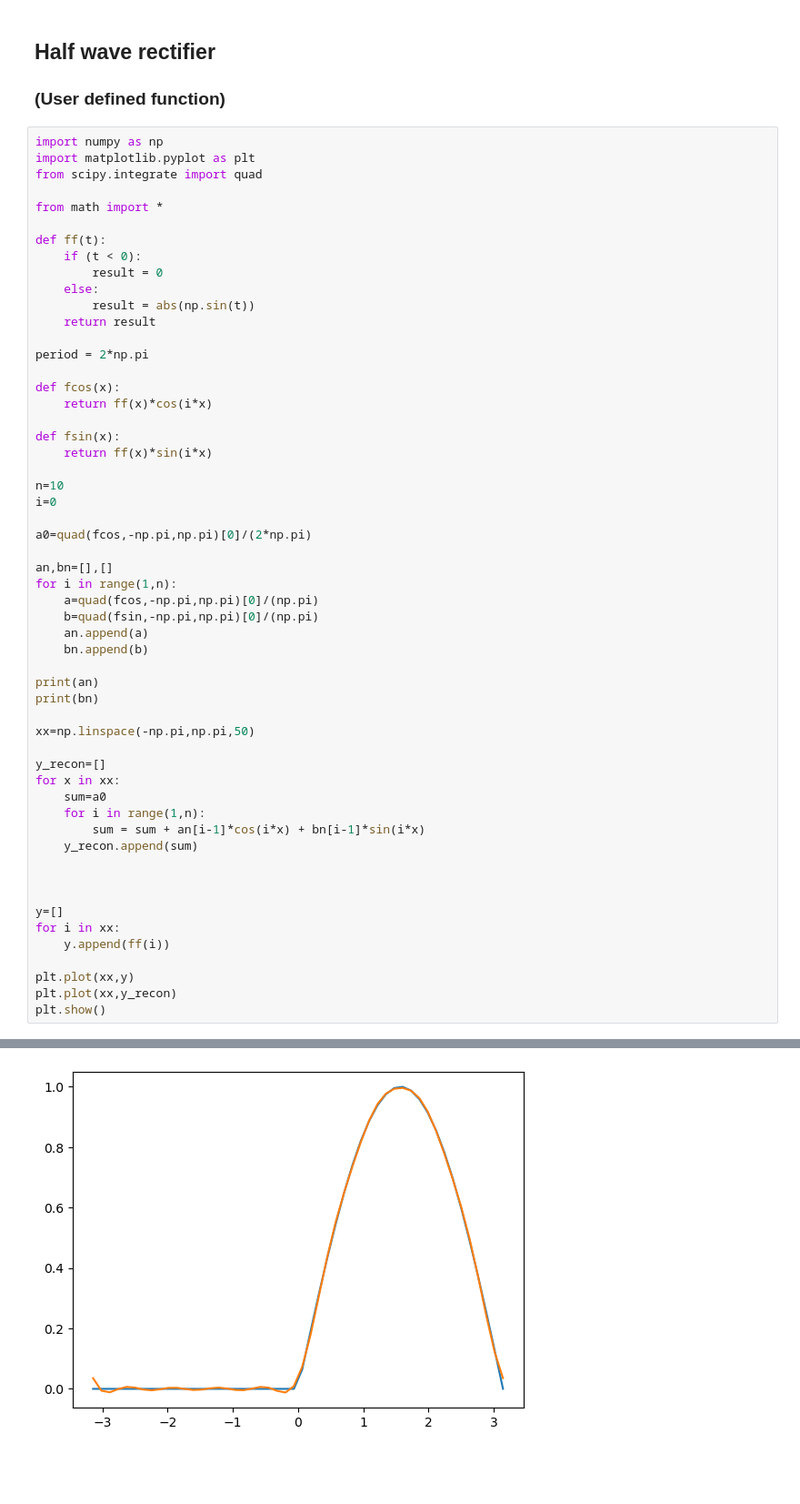
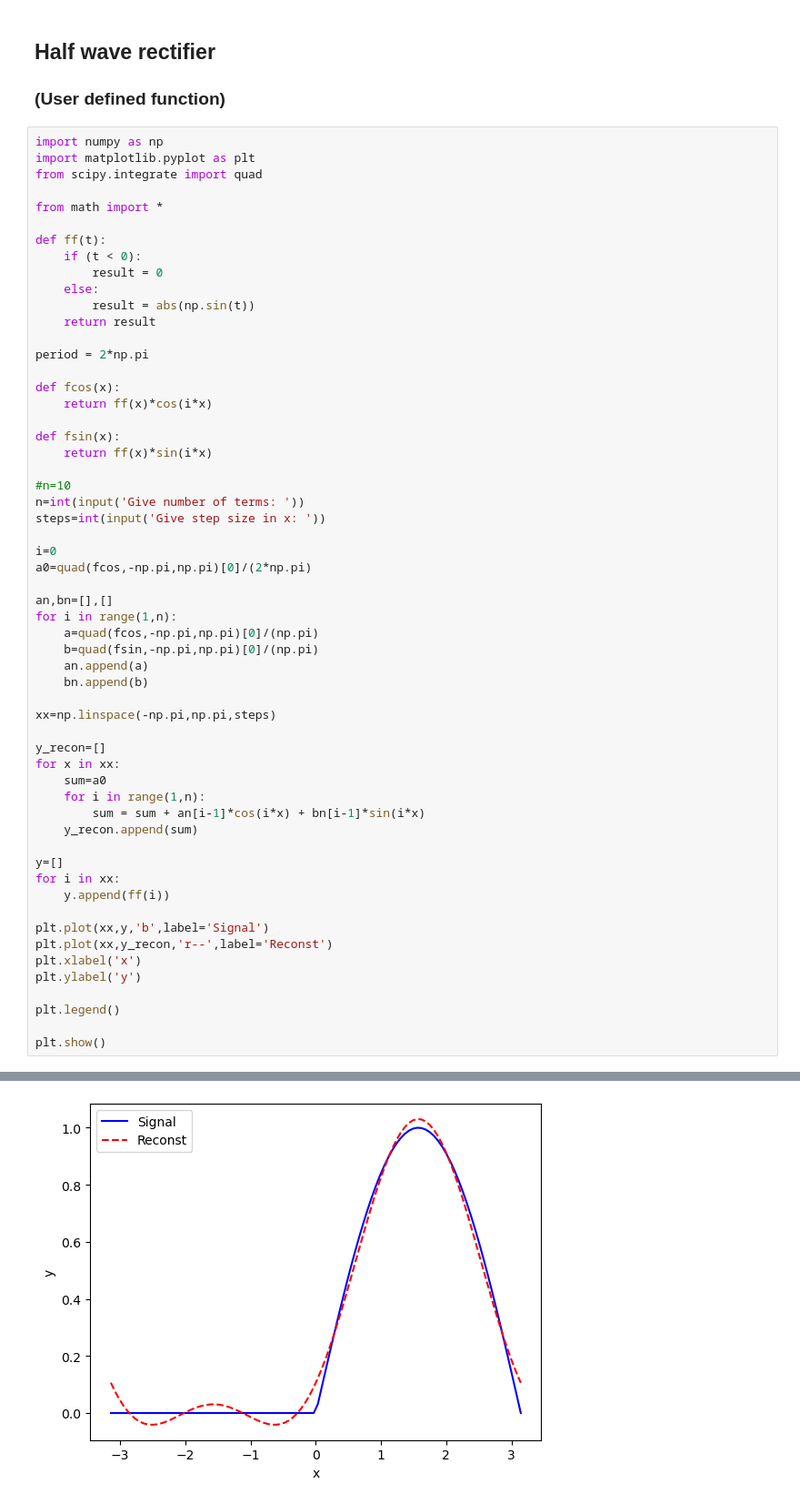
Before and after one commit to navgaur/Mathematical-Physics-III, a Jupyter notebook: Fourier.ipynb, the cells around one changed output, grey strips where cells are left out. Shown at 91% size. Drawn from its saved outputs; the diff is of its cells as text; blank space fills up the shorter version.

```diff
--- a/Fourier.ipynb
+++ b/Fourier.ipynb
@@ -134,9 +134,11 @@ def fcos(x):
 def fsin(x):
     return ff(x)*sin(i*x)
 
-n=10
+#n=10
+n=int(input('Give number of terms: '))
+steps=int(input('Give step size in x: '))
+
 i=0
-
 a0=quad(fcos,-np.pi,np.pi)[0]/(2*np.pi)
 
 an,bn=[],[]
@@ -146,10 +148,7 @@ for i in range(1,n):
     an.append(a)
     bn.append(b)
 
-print(an)
-print(bn)
-
-xx=np.linspace(-np.pi,np.pi,50)
+xx=np.linspace(-np.pi,np.pi,steps)
 
 y_recon=[]
 for x in xx:
@@ -158,13 +157,16 @@ for x in xx:
         sum = sum + an[i-1]*cos(i*x) + bn[i-1]*sin(i*x)
     y_recon.append(sum)
 
-
-
 y=[]
 for i in xx:
     y.append(ff(i))
 
-plt.plot(xx,y)
-plt.plot(xx,y_recon)
+plt.plot(xx,y,'b',label='Signal')
+plt.plot(xx,y_recon,'r--',label='Reconst')
+plt.xlabel('x')
+plt.ylabel('y')
+
+plt.legend()
+
 plt.show()
 # %% [output]
@@ -173 +175 @@ plt.show()
-[figure, old version]
+[figure, new version]
```
Also changed, not shown: parts of 4 cells of this notebook.
